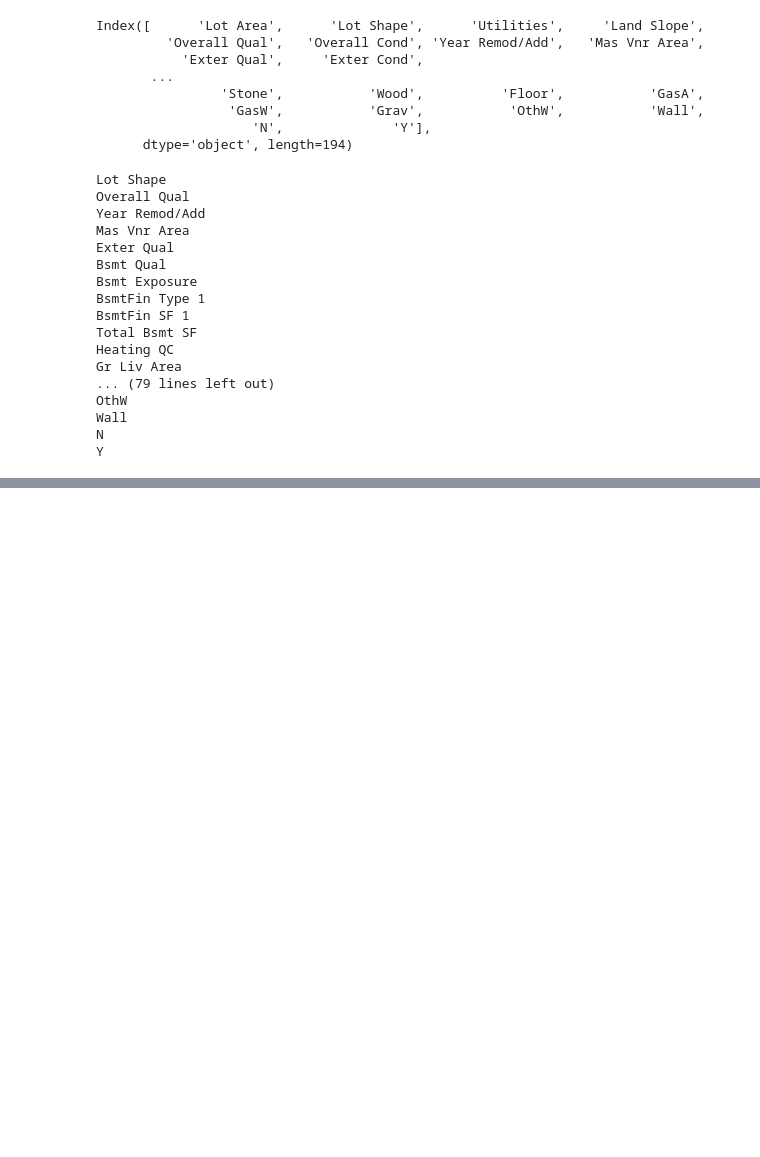
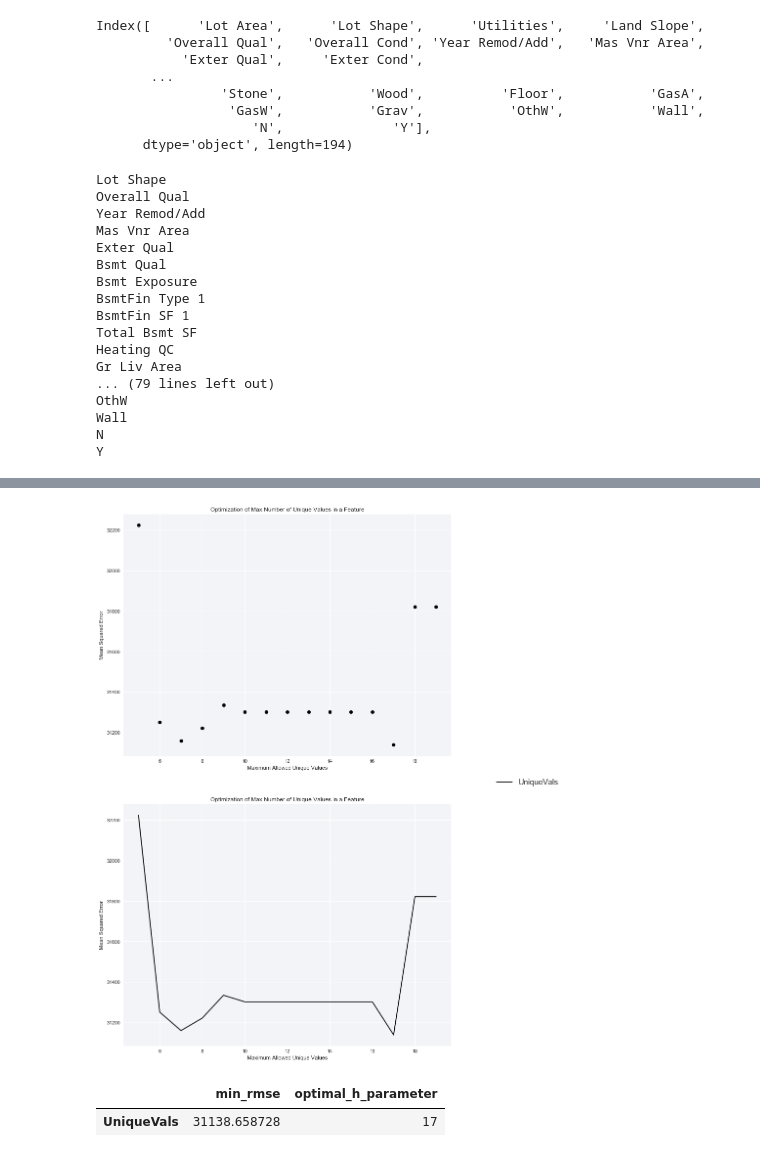
Before and after one commit to kitestring/DataQuest, a Jupyter notebook: 06_MachineLearning/04_LinearRegressionForMachineLearning/06_GuidedProject_PredictingHouseSalePrices/PredictingHouseSalePrices.ipynb, the cells around one changed output, grey strips where cells are left out. Saved outputs shown, nothing was run; the diff lists cells and outputs as text; code cells hidden in the pictures; blank space fills up the shorter version.

```diff
--- a/06_MachineLearning/04_LinearRegressionForMachineLearning/06_GuidedProject_PredictingHouseSalePrices/PredictingHouseSalePrices.ipynb
+++ b/06_MachineLearning/04_LinearRegressionForMachineLearning/06_GuidedProject_PredictingHouseSalePrices/PredictingHouseSalePrices.ipynb
@@ -632,0 +813,15 @@ Y
+# %%
+rmses = []
+unique_vals = [v for v in range(5,20)]
+for v in unique_vals:
+    features, target, df = select_features(starting_df, min_correlation=0.331313, min_variance=0.005525, max_unique_vals=v)
+    rmses.append(linear_reg_train_test_kfold_validation(df, features, target, 2))
+# %%
+rmse_dict = {'UniqueVals': rmses}
+
+plot_RMSE_h_para_optimization(unique_vals, rmse_dict, title="Optimization of Max Number of Unique Values in a Feature",
+    legend_h_offset = 1.35, legend_v_offset=1.09, x_axis_label='Maximum Allowed Unique Values')
+# %% [output]
+[figure, added]
+|  | min_rmse | optimal_h_parameter |
+| UniqueVals | 31138.658728 | 17 |
```
Also changed, not shown: parts of 22 cells of this notebook, 2 other files.
